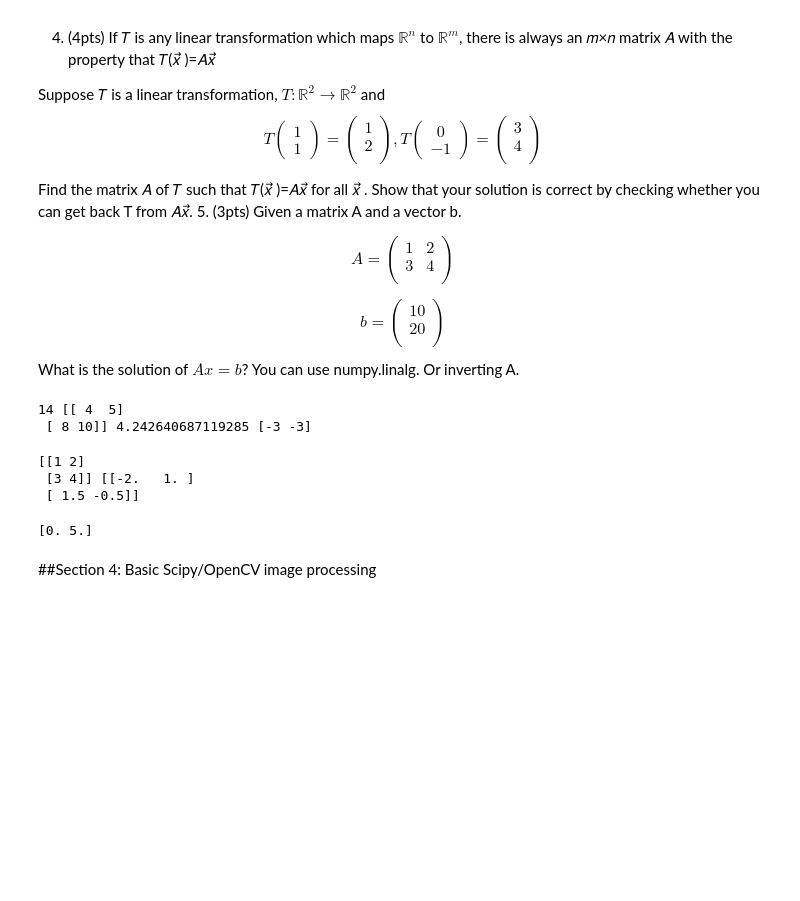
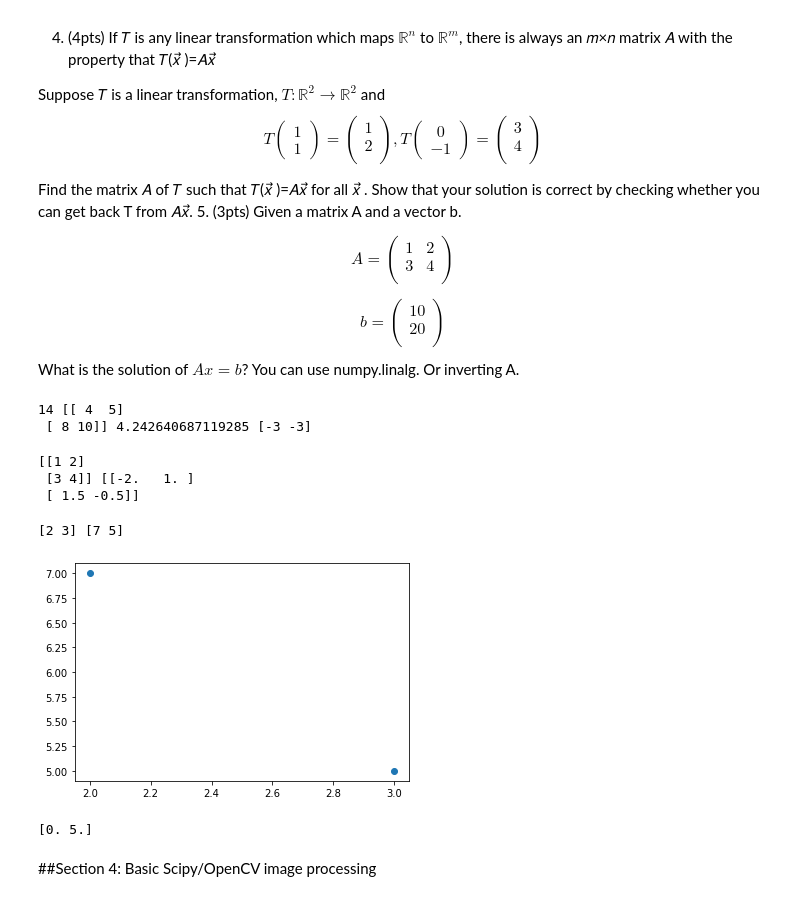
Before and after one commit to twyunting/CSC-676_Computer-Vision, a Jupyter notebook: Homeworks/hw2/CSC-676_HW2_Numpy Exercises 1_YuntingChiu.ipynb, the cells around one changed output. Drawn from its saved outputs; the diff is of its cells as text; code cells hidden in the pictures; blank space fills up the shorter version.

```diff
--- a/Homeworks/hw2/CSC-676_HW2_Numpy Exercises 1_YuntingChiu.ipynb
+++ b/Homeworks/hw2/CSC-676_HW2_Numpy Exercises 1_YuntingChiu.ipynb
@@ -416,3 +414,16 @@ print(matrix, inversedMatrix)
+# %%
+# 3.3 Matrix Linear Transformation
+v1 = np.array([2, 3])
+A = np.array([[2, 1], [1, 1]])
+v2 = np.dot(v1, A) # alt: v1 @ A
+print(v1, v2)
+
+coordinates = np.meshgrid(v1, v2)
+plt.scatter(v1, v2)
+plt.show()
+# %% [output]
+[2 3] [7 5]
+[figure, added]
 # %%
 # 3.4
 # %%
```
Also changed, not shown: parts of 9 cells of this notebook.
